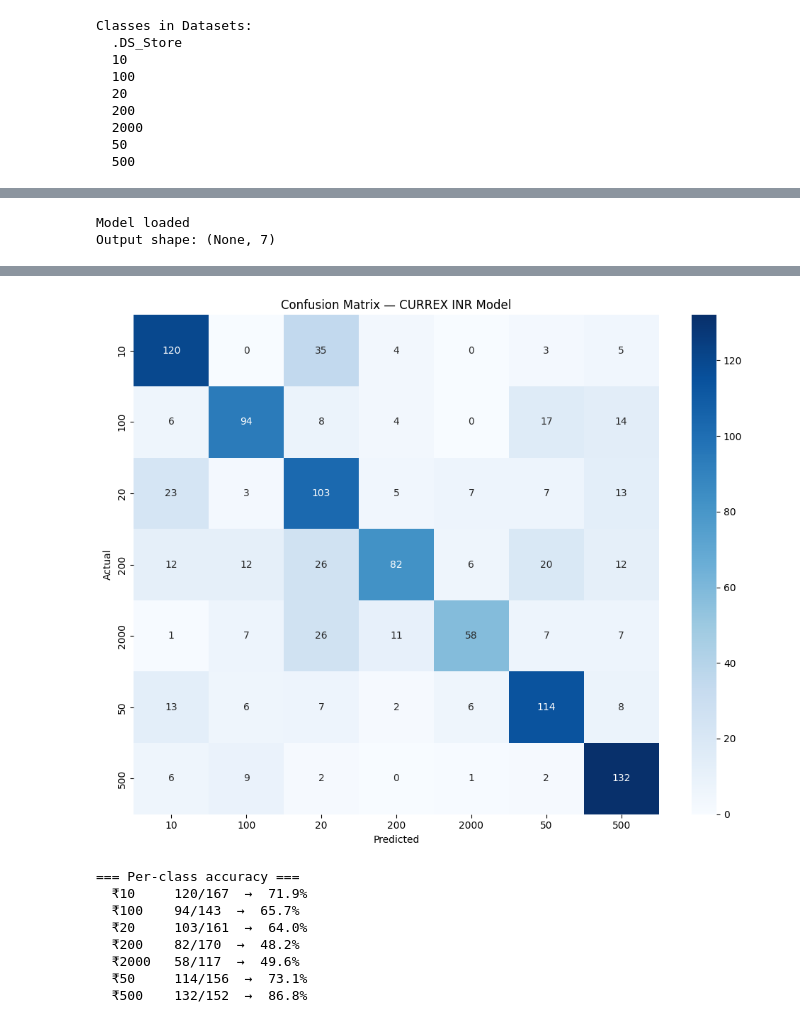
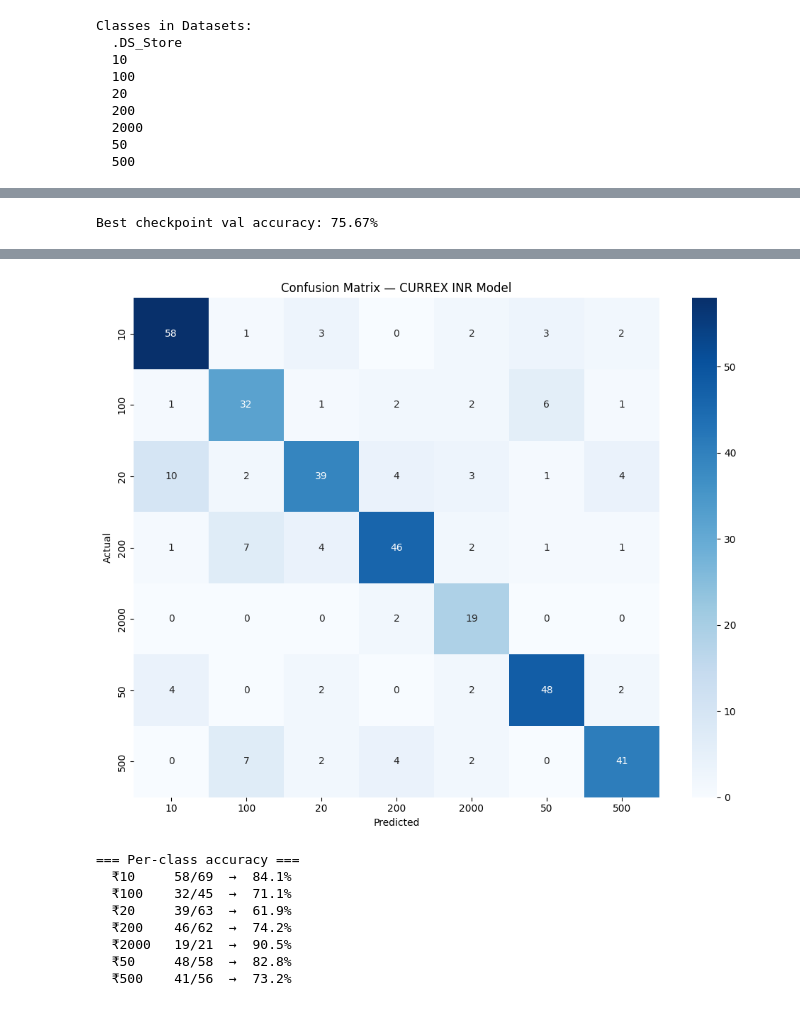
Before and after one commit to Siddhi292005/currencydetector, a Jupyter notebook: Untitled3(2).ipynb, the cells around one changed output, grey strips where cells are left out. Cells and saved outputs as stored; diff of their text form; code cells hidden in the pictures.

Commit message:
validation accuracy on indian dataset increased to 75%

```diff
--- a/Untitled3(2).ipynb
+++ b/Untitled3(2).ipynb
@@ -92,0 +98,12 @@ Number of classes: 7
+# %%
+print("\n=== Final split counts ===")
+for split in ['train', 'val']:
+    print(f"\n{split}/")
+    total = 0
+    for cls in sorted(os.listdir(os.path.join(new_base, split))):
+        cls_path = os.path.join(new_base, split, cls)
+        if os.path.isdir(cls_path):
+            count = len(os.listdir(cls_path))
+            total += count
+            print(f"  ₹{cls}: {count} images")
+    print(f"  Total: {total}")
@@ -237,10 +374,9 @@ Classes in Datasets:
   500
 # %%
 import os
-
 SAVE_DIR = '/content/drive/MyDrive/currencydetector1'
-print("Files saved in Drive:")
 for f in sorted(os.listdir(SAVE_DIR)):
-    size = os.path.getsize(os.path.join(SAVE_DIR, f))
-    print(f"  {f}  —  {size/1024/1024:.1f} MB")
+    size = os.path.getsize(os.path.join(SAVE_DIR, f)) / 1024 / 1024
+    if size > 1:
+        print(f"  {f}  —  {size:.1f} MB")
 # %% [output]
@@ -260,22 +390,47 @@ Files saved in Drive:
 from tensorflow.keras.models import load_model
 
 model = load_model(f'{SAVE_DIR}/best_checkpoint.keras')
-print("Model loaded")
-print("Output shape:", model.output_shape)
-# Should say (None, 7)
+loss, acc = model.evaluate(val_dataset, verbose=0)
+print(f"Best checkpoint val accuracy: {acc*100:.2f}%")
 # %% [output]
-Model loaded
-Output shape: (None, 7)
+Best checkpoint val accuracy: 75.67%
 # %%
 import numpy as np
 import matplotlib.pyplot as plt
 import seaborn as sns
 from sklearn.metrics import confusion_matrix, classification_report
 
-val_data.reset()
-y_pred_probs = model.predict(val_data, verbose=1)
+# ── Rebuild true labels from val_path ─────────────────────────────
+val_path = os.path.join(new_base, 'val')
+class_names = sorted(os.listdir(val_path))
+class_indices = {name: i for i, name in enumerate(class_names)}
+
+val_image_paths = []
+val_true_labels = []  # different variable name to avoid conflict
+
+for cls in class_names:
+    cls_path = os.path.join(val_path, cls)
+    if not os.path.isdir(cls_path):
+        continue
+    for fname in sorted(os.listdir(cls_path)):
+        if fname.lower().endswith(('.jpg', '.jpeg', '.png')):
+            val_image_paths.append(os.path.join(cls_path, fname))
+            val_true_labels.append(class_indices[cls])
+
+val_true_labels = np.array(val_true_labels)
+print(f"Val images: {len(val_true_labels)}")
+
+# ── Get predictions ────────────────────────────────────────────────
+y_pred_probs = model.predict(val_dataset, verbose=1)
 y_pred = np.argmax(y_pred_probs, axis=1)
-y_true = val_data.classes
+
+print(f"Predictions: {len(y_pred)}")
+print(f"True labels: {len(val_true_labels)}")
+
+# Trim to same length if needed
+min_len = min(len(y_pred), len(val_true_labels))
+y_pred = y_pred[:min_len]
+y_true = val_true_labels[:min_len]
 
 class_labels = list(train_data.class_indices.keys())
 
@@ -290,7 +445,7 @@ plt.title('Confusion Matrix — CURREX INR Model')
 plt.ylabel('Actual')
 plt.xlabel('Predicted')
 plt.tight_layout()
-plt.savefig(f'{SAVE_DIR}/confusion_matrix.png', dpi=150)
+plt.savefig(f'{SAVE_DIR}/confusion_matrix_v3.png', dpi=150)
 plt.show()
 
 print("\n=== Per-class accuracy ===")
@@ -319,9 +477,9 @@ weighted avg       0.67      0.66      0.66      1066
-[figure, old version]
+[figure, new version]
 === Per-class accuracy ===
-  ₹10     120/167  →  71.9%
-  ₹100    94/143  →  65.7%
-  ₹20     103/161  →  64.0%
-  ₹200    82/170  →  48.2%
-  ₹2000   58/117  →  49.6%
-  ₹50     114/156  →  73.1%
-  ₹500    132/152  →  86.8%
+  ₹10     58/69  →  84.1%
+  ₹100    32/45  →  71.1%
+  ₹20     39/63  →  61.9%
+  ₹200    46/62  →  74.2%
+  ₹2000   19/21  →  90.5%
+  ₹50     48/58  →  82.8%
+  ₹500    41/56  →  73.2%
```
Also changed, not shown: parts of 24 cells of this notebook.
